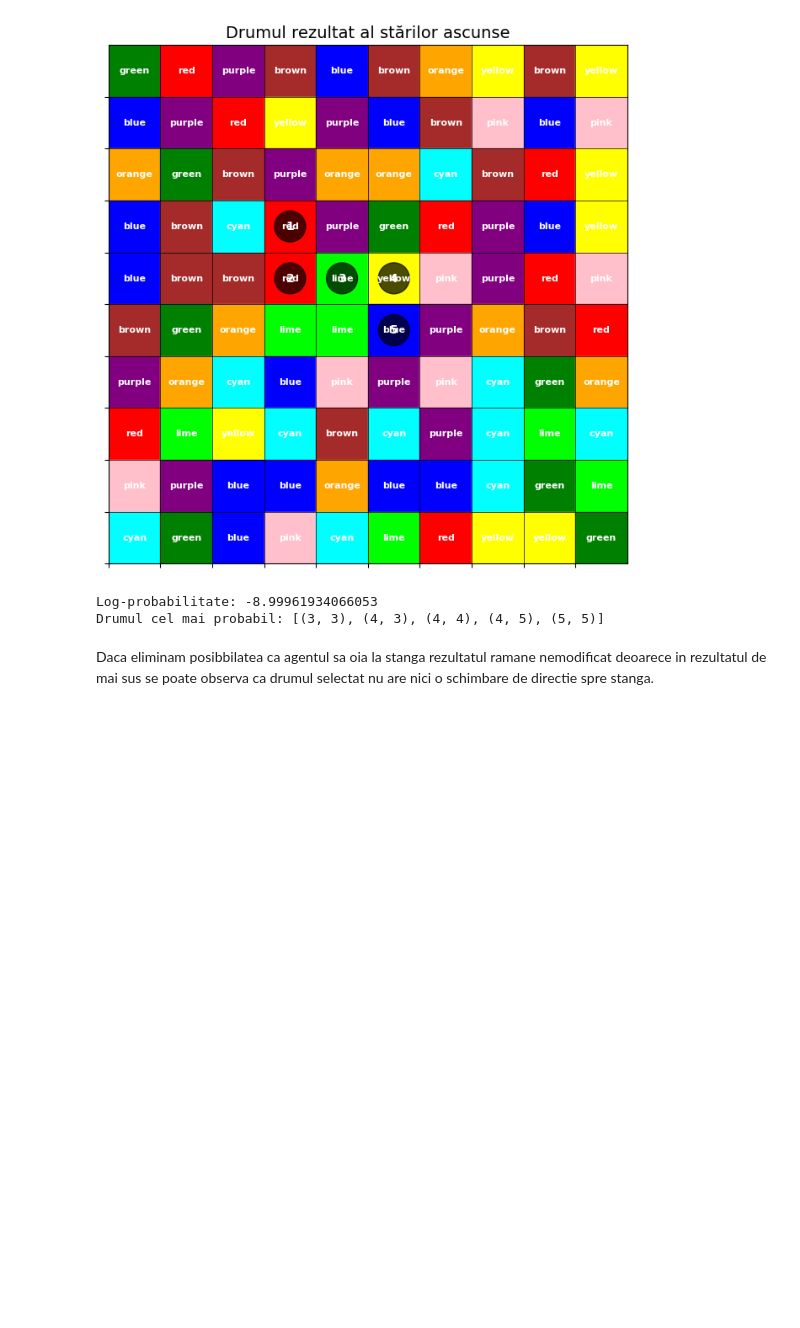
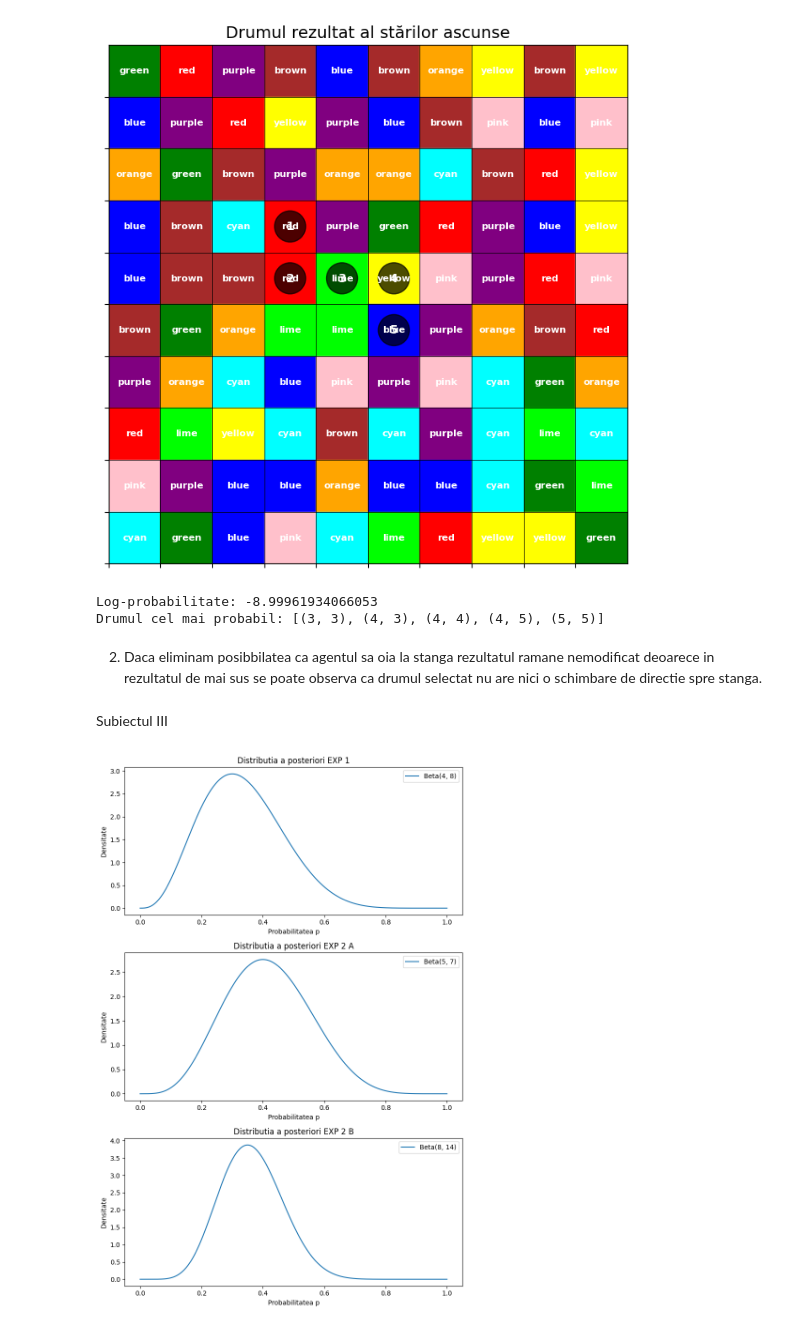
Before and after one commit to BogdanMihaica/PMP-2024, a Jupyter notebook: Partial/test_partial.ipynb, the cells around one changed output. Cells and saved outputs as stored; diff of their text form; code cells hidden in the pictures; blank space fills up the shorter version.

```diff
--- a/Partial/test_partial.ipynb
+++ b/Partial/test_partial.ipynb
@@ -112,4 +115,48 @@ print("Drumul cel mai probabil:", drum)
 Log-probabilitate: -8.99961934066053
 Drumul cel mai probabil: [(3, 3), (4, 3), (4, 4), (4, 5), (5, 5)]
 # %% [markdown]
-Daca eliminam posibbilatea ca agentul sa oia la stanga rezultatul ramane nemodificat deoarece in rezultatul de mai sus se poate observa ca drumul selectat nu are nici o schimbare de directie spre stanga.
+2. Daca eliminam posibbilatea ca agentul sa oia la stanga rezultatul ramane nemodificat deoarece in rezultatul de mai sus se poate observa ca drumul selectat nu are nici o schimbare de directie spre stanga.
+# %% [markdown]
+Subiectul III
+# %%
+import numpy as np
+import matplotlib.pyplot as plt
+from scipy.stats import beta
+
+#functie plot beta
+def plot_beta(alpha, beta_param, title, ax):
+    x = np.linspace(0, 1, 1000)
+    y = beta.pdf(x, alpha, beta_param)
+    ax.plot(x, y, label=f"Beta({alpha}, {beta_param})")
+    ax.set_title(title)
+    ax.set_xlabel("Probabilitatea p")
+    ax.set_ylabel("Densitate")
+    ax.legend()
+
+#exp 1 parametrii
+alpha_prior_1, beta_prior_1 = 1, 1
+heads_1, tails_1 = 3, 7 #pentru s s b b s s s s b s
+alpha_post_1 = alpha_prior_1 + heads_1
+beta_post_1 = beta_prior_1 + tails_1
+
+#exp 2 caz A parametrii
+heads_2, tails_2 = 4, 6 #pentru b b s b s s b s s b
+alpha_post_2_case_A = alpha_prior_1 + heads_2
+beta_post_2_case_A = beta_prior_1 + tails_2
+
+#exp 2 caz B parametrii
+alpha_post_2_case_B = alpha_post_1 + heads_2
+beta_post_2_case_B = beta_post_1 + tails_2
+
+fig, axs = plt.subplots(3, 1, figsize=(8, 12))
+
+plot_beta(alpha_post_1, beta_post_1, "Distributia a posteriori EXP 1", axs[0])
+plot_beta(alpha_post_2_case_A, beta_post_2_case_A,
+          "Distributia a posteriori EXP 2 A", axs[1])
+plot_beta(alpha_post_2_case_B, beta_post_2_case_B,
+          "Distributia a posteriori EXP 2 B", axs[2])
+
+plt.tight_layout()
+plt.show()
+# %% [output]
+[figure, added]
```
Also changed, not shown: parts of 1 cell of this notebook.
